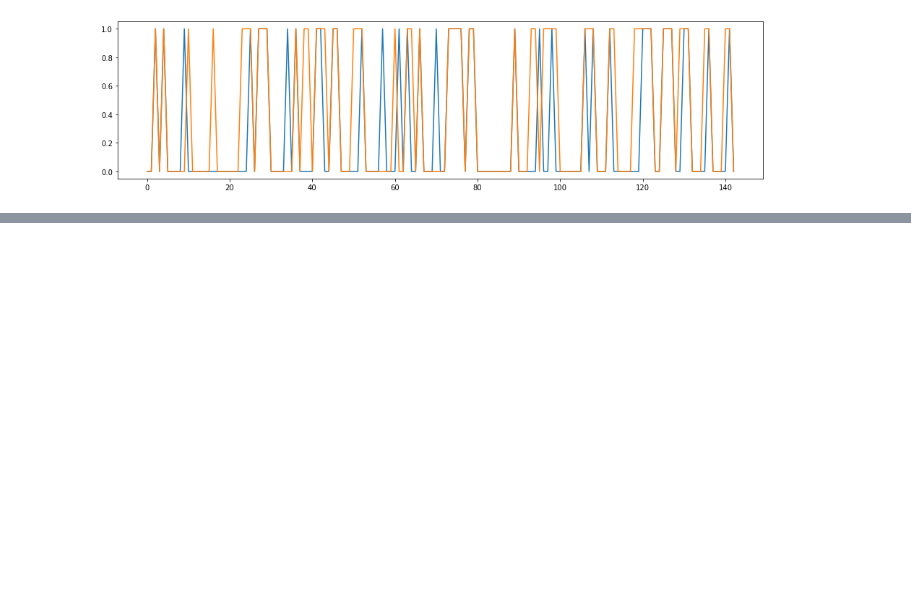
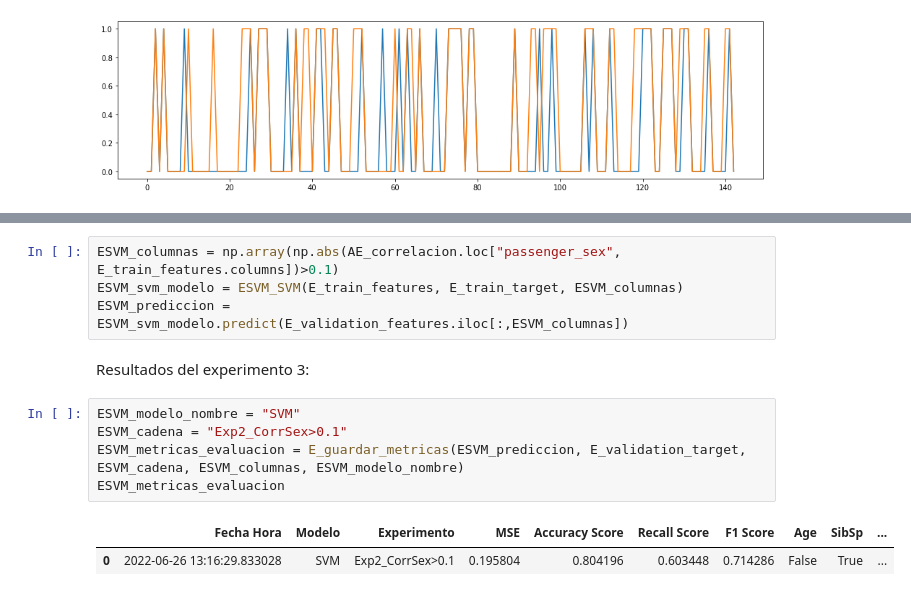
Before and after one commit to josedalvik/datascience_stlearning1_proyecto, a Jupyter notebook: Parte1-Entrenamiento.ipynb, the cells around one changed output, grey strips where cells are left out. Cells and saved outputs as stored; diff of their text form; blank space fills up the shorter version.

```diff
--- a/Parte1-Entrenamiento.ipynb
+++ b/Parte1-Entrenamiento.ipynb
@@ -670,0 +713,14 @@ E_identificar_sobre_entrenamiento(EAD_prediccion, E_validation_target)
+# %%
+ESVM_columnas = np.array(np.abs(AE_correlacion.loc["passenger_sex", E_train_features.columns])>0.1)
+ESVM_svm_modelo = ESVM_SVM(E_train_features, E_train_target, ESVM_columnas)
+ESVM_prediccion = ESVM_svm_modelo.predict(E_validation_features.iloc[:,ESVM_columnas])
+# %% [markdown]
+Resultados del experimento 3:
+# %%
+ESVM_modelo_nombre = "SVM"
+ESVM_cadena = "Exp2_CorrSex>0.1"
+ESVM_metricas_evaluacion = E_guardar_metricas(ESVM_prediccion, E_validation_target, ESVM_cadena, ESVM_columnas, ESVM_modelo_nombre)
+ESVM_metricas_evaluacion
+# %% [output]
+|  | Fecha Hora | Modelo | Experimento | MSE | Accuracy Score | Recall Score | F1 Score | Age | SibSp | ... |
+| 0 | 2022-06-26 13:16:29.833028 | SVM | Exp2_CorrSex>0.1 | 0.195804 | 0.804196 | 0.603448 | 0.714286 | False | True | ... |
```
Also changed, not shown: parts of 21 cells of this notebook, 1 other file.
